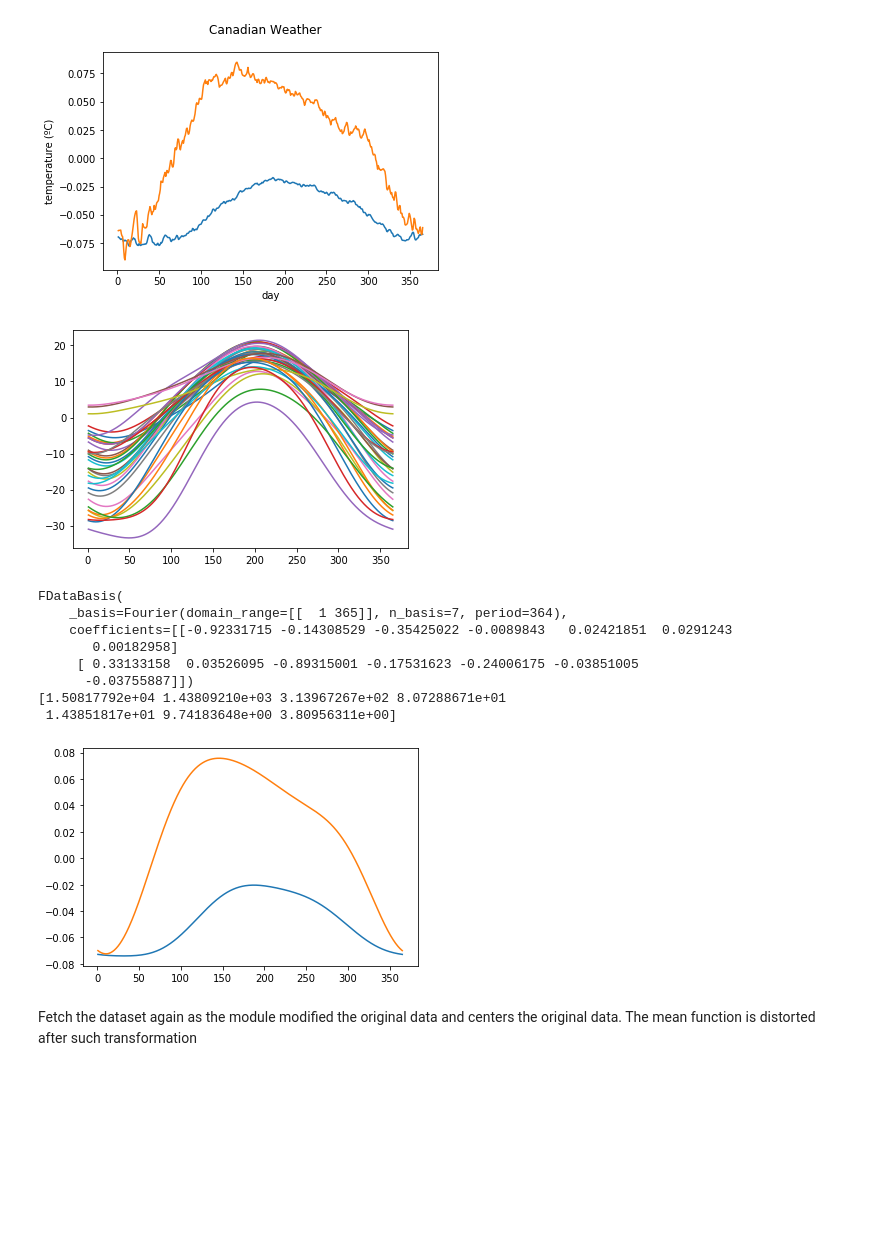
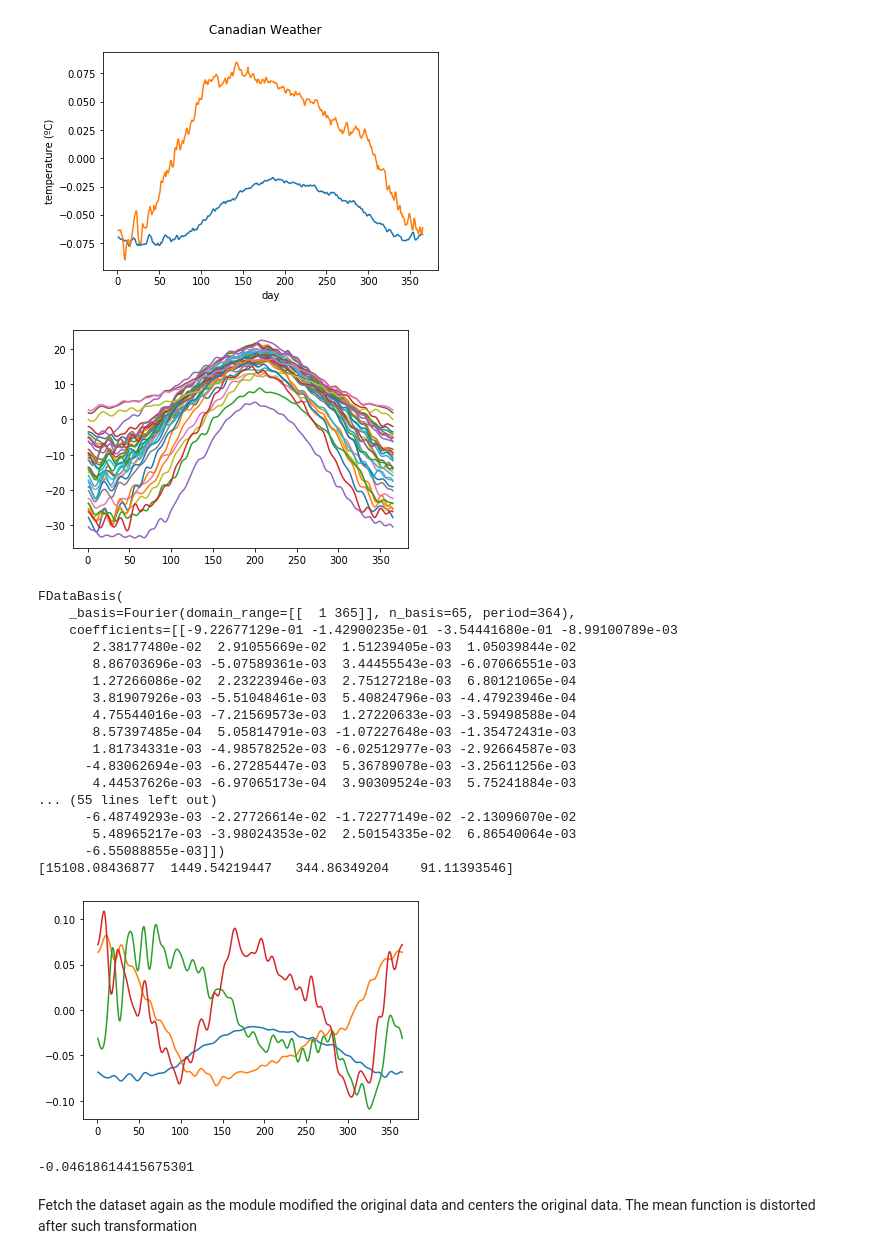
Before and after one commit to GAA-UAM/scikit-fda, a Jupyter notebook: skfda/exploratory/fpca/test.ipynb, the cells around one changed output. Drawn from its saved outputs; the diff is of its cells as text; code cells hidden in the pictures; blank space fills up the shorter version.

```diff
--- a/skfda/exploratory/fpca/test.ipynb
+++ b/skfda/exploratory/fpca/test.ipynb
@@ -313,27 +327,40 @@ pyplot.show()
 # %%
 fd_data = fetch_weather_temp_only()
 
-basis = skfda.representation.basis.Fourier(n_basis=7)
+basis = skfda.representation.basis.Fourier(n_basis=65)
 fd_basis = fd_data.to_basis(basis)
 
 fd_basis.plot()
 pyplot.show()
 # %% [output]
-[figure, old version]
+[figure, new version]
 # %%
-fpca = FPCABasis(2, svd=True)
+fpca = FPCABasis(4)
 fpca.fit(fd_basis)
 fpca.components.plot()
 print(fpca.components)
 print(fpca.component_values)
 pyplot.show()
 # %% [output]
 FDataBasis(
-    _basis=Fourier(domain_range=[[  1 365]], n_basis=7, period=364),
-    coefficients=[[-0.92331715 -0.14308529 -0.35425022 -0.0089843   0.02421851  0.0291243
-       0.00182958]
-     [ 0.33133158  0.03526095 -0.89315001 -0.17531623 -0.24006175 -0.03851005
-      -0.03755887]])
-[1.50817792e+04 1.43809210e+03 3.13967267e+02 8.07288671e+01
- 1.43851817e+01 9.74183648e+00 3.80956311e+00]
+    _basis=Fourier(domain_range=[[  1 365]], n_basis=65, period=364),
+    coefficients=[[-9.22677129e-01 -1.42900235e-01 -3.54441680e-01 -8.99100789e-03
+       2.38177480e-02  2.91055669e-02  1.51239405e-03  1.05039844e-02
+       8.86703696e-03 -5.07589361e-03  3.44455543e-03 -6.07066551e-03
+       1.27266086e-02  2.23223946e-03  2.75127218e-03  6.80121065e-04
+       3.81907926e-03 -5.51048461e-03  5.40824796e-03 -4.47923946e-04
+       4.75544016e-03 -7.21569573e-03  1.27220633e-03 -3.59498588e-04
+       8.57397485e-04  5.05814791e-03 -1.07227648e-03 -1.35472431e-03
+       1.81734331e-03 -4.98578252e-03 -6.02512977e-03 -2.92664587e-03
+      -4.83062694e-03 -6.27285447e-03  5.36789078e-03 -3.25611256e-03
+       4.44537626e-03 -6.97065173e-04  3.90309524e-03  5.75241884e-03
+... (55 lines left out)
+      -6.48749293e-03 -2.27726614e-02 -1.72277149e-02 -2.13096070e-02
+       5.48965217e-03 -3.98024353e-02  2.50154335e-02  6.86540064e-03
+      -6.55088855e-03]])
+[15108.08436877  1449.54219447   344.86349204    91.11393546]
-[figure, old version]
+[figure, new version]
+# %%
+(1.363 - 1.429 )/1.429
+# %% [output]
+-0.04618614415675301
```
Also changed, not shown: parts of 4 cells of this notebook, 4 other files.
